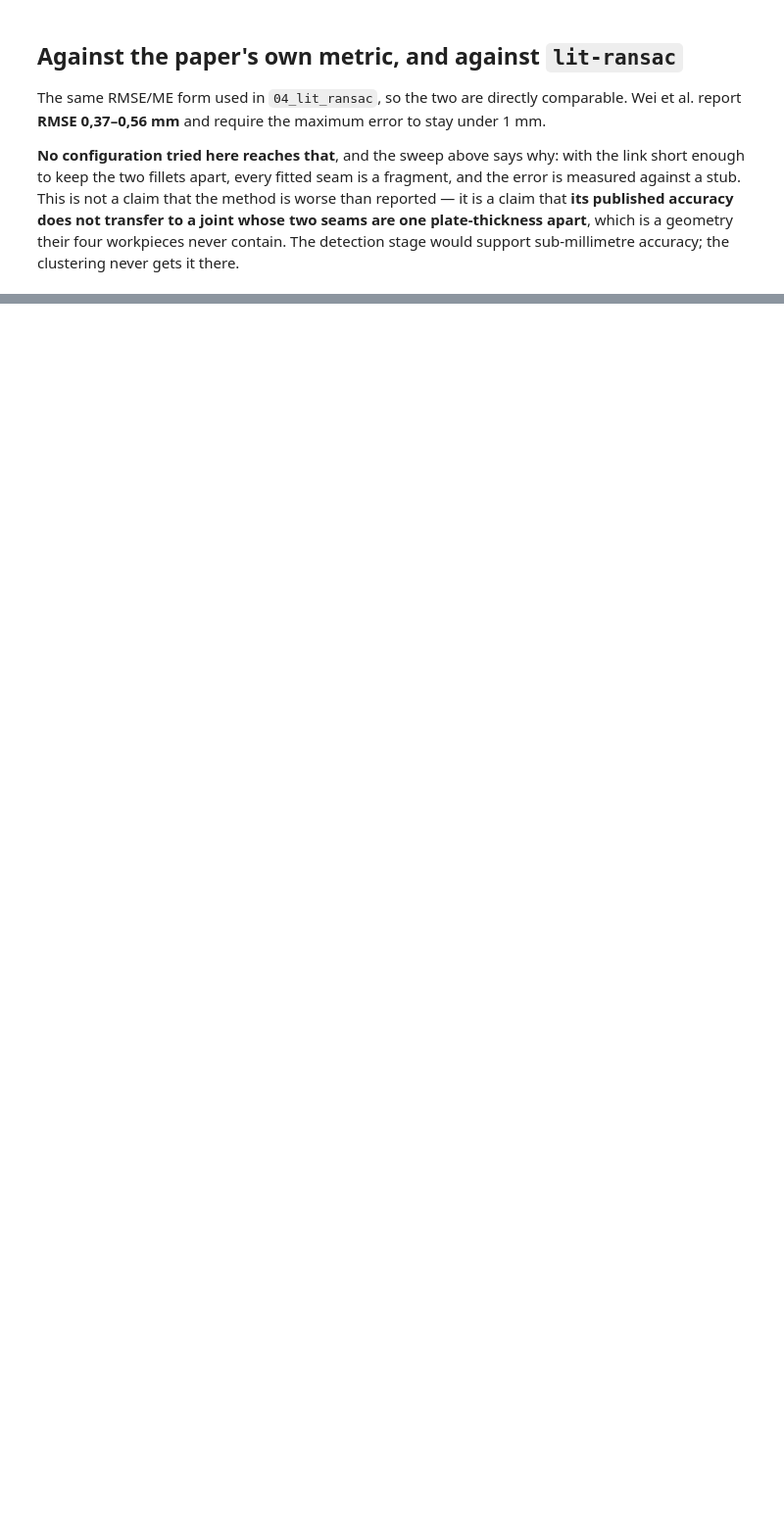
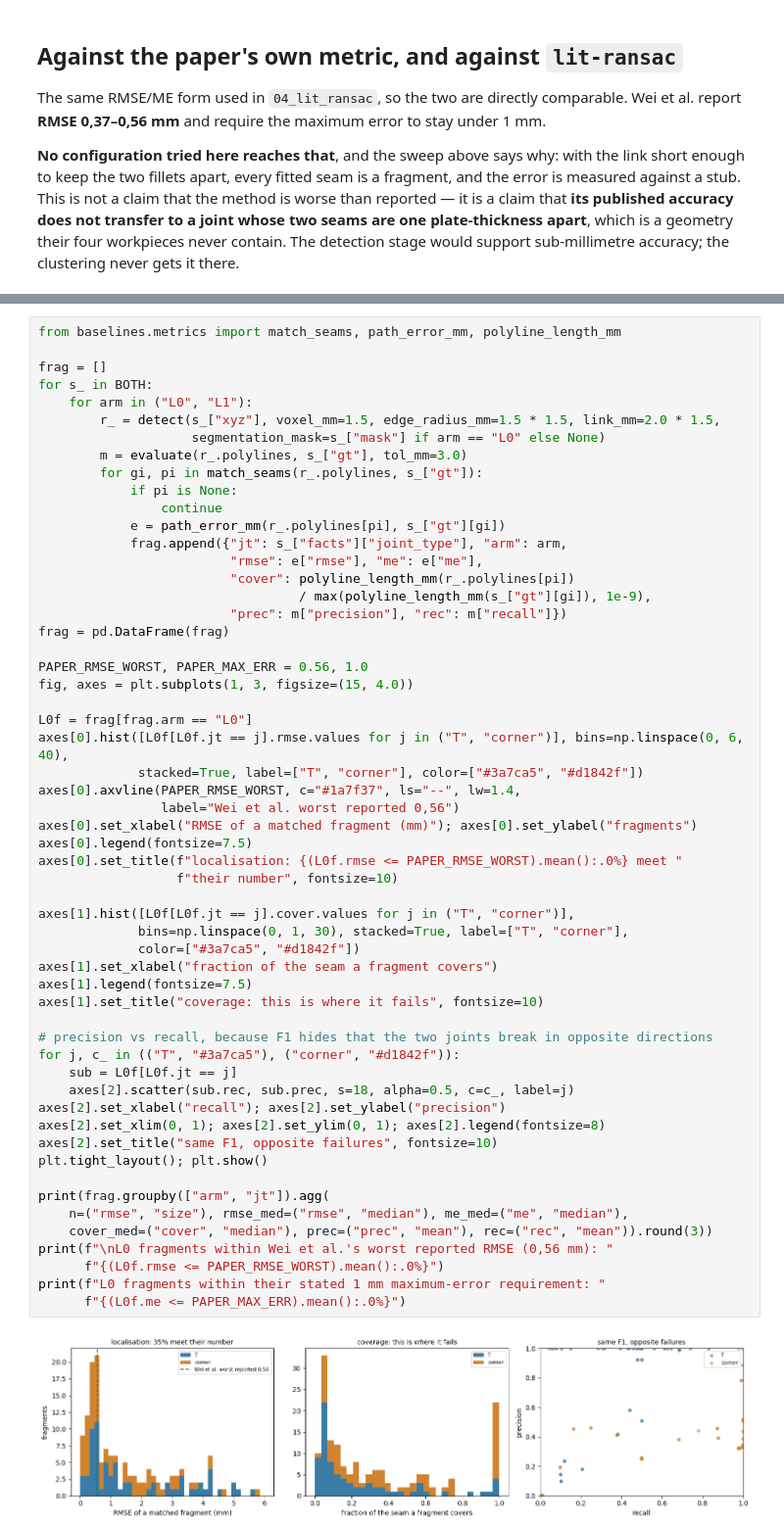
Before and after one commit to amnessa/welding_cell_ws, a Jupyter notebook: weld_generator/notebooks/05_lit_regiongrow.ipynb, the cells around one changed output, grey strips where cells are left out. Shown at 98% size. Drawn from its saved outputs; the diff is of its cells as text; blank space fills up the shorter version.

```diff
--- a/weld_generator/notebooks/05_lit_regiongrow.ipynb
+++ b/weld_generator/notebooks/05_lit_regiongrow.ipynb
@@ -432,0 +648,58 @@ best.groupby("vox").agg(rmse_med=("rmse", "median"), me_med=("me", "median"),
+# %%
+from baselines.metrics import match_seams, path_error_mm, polyline_length_mm
+
+frag = []
+for s_ in BOTH:
+    for arm in ("L0", "L1"):
+        r_ = detect(s_["xyz"], voxel_mm=1.5, edge_radius_mm=1.5 * 1.5, link_mm=2.0 * 1.5,
+                    segmentation_mask=s_["mask"] if arm == "L0" else None)
+        m = evaluate(r_.polylines, s_["gt"], tol_mm=3.0)
+        for gi, pi in match_seams(r_.polylines, s_["gt"]):
+            if pi is None:
+                continue
+            e = path_error_mm(r_.polylines[pi], s_["gt"][gi])
+            frag.append({"jt": s_["facts"]["joint_type"], "arm": arm,
+                         "rmse": e["rmse"], "me": e["me"],
+                         "cover": polyline_length_mm(r_.polylines[pi])
+                                  / max(polyline_length_mm(s_["gt"][gi]), 1e-9),
+                         "prec": m["precision"], "rec": m["recall"]})
+frag = pd.DataFrame(frag)
+
+PAPER_RMSE_WORST, PAPER_MAX_ERR = 0.56, 1.0
+fig, axes = plt.subplots(1, 3, figsize=(15, 4.0))
+
+L0f = frag[frag.arm == "L0"]
+axes[0].hist([L0f[L0f.jt == j].rmse.values for j in ("T", "corner")], bins=np.linspace(0, 6, 40),
+             stacked=True, label=["T", "corner"], color=["#3a7ca5", "#d1842f"])
+axes[0].axvline(PAPER_RMSE_WORST, c="#1a7f37", ls="--", lw=1.4,
+                label="Wei et al. worst reported 0,56")
+axes[0].set_xlabel("RMSE of a matched fragment (mm)"); axes[0].set_ylabel("fragments")
+axes[0].legend(fontsize=7.5)
+axes[0].set_title(f"localisation: {(L0f.rmse <= PAPER_RMSE_WORST).mean():.0%} meet "
+                  f"their number", fontsize=10)
+
+axes[1].hist([L0f[L0f.jt == j].cover.values for j in ("T", "corner")],
+             bins=np.linspace(0, 1, 30), stacked=True, label=["T", "corner"],
+             color=["#3a7ca5", "#d1842f"])
+axes[1].set_xlabel("fraction of the seam a fragment covers")
+axes[1].legend(fontsize=7.5)
+axes[1].set_title("coverage: this is where it fails", fontsize=10)
+
+# precision vs recall, because F1 hides that the two joints break in opposite directions
+for j, c_ in (("T", "#3a7ca5"), ("corner", "#d1842f")):
+    sub = L0f[L0f.jt == j]
+    axes[2].scatter(sub.rec, sub.prec, s=18, alpha=0.5, c=c_, label=j)
+axes[2].set_xlabel("recall"); axes[2].set_ylabel("precision")
+axes[2].set_xlim(0, 1); axes[2].set_ylim(0, 1); axes[2].legend(fontsize=8)
+axes[2].set_title("same F1, opposite failures", fontsize=10)
+plt.tight_layout(); plt.show()
+
+print(frag.groupby(["arm", "jt"]).agg(
+    n=("rmse", "size"), rmse_med=("rmse", "median"), me_med=("me", "median"),
+    cover_med=("cover", "median"), prec=("prec", "mean"), rec=("rec", "mean")).round(3))
+print(f"\nL0 fragments within Wei et al.'s worst reported RMSE (0,56 mm): "
+      f"{(L0f.rmse <= PAPER_RMSE_WORST).mean():.0%}")
+print(f"L0 fragments within their stated 1 mm maximum-error requirement: "
+      f"{(L0f.me <= PAPER_MAX_ERR).mean():.0%}")
+# %% [output]
+[figure, added]
```
Also changed, not shown: parts of 15 cells of this notebook, 12 other files.
